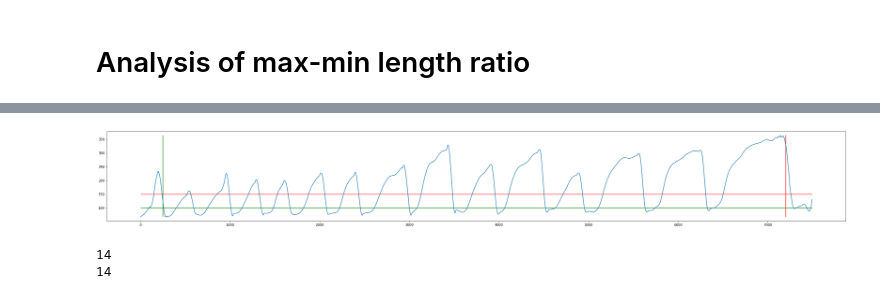
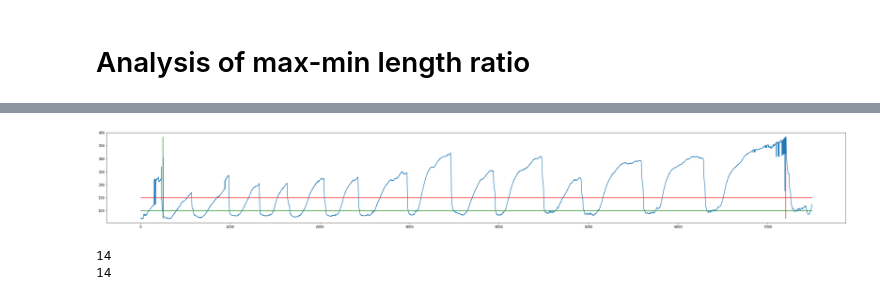
Before and after one commit to hengjiwang/hydracv, a Jupyter notebook: hydracv/length_ratio.ipynb, the cells around one changed output, grey strips where cells are left out. Drawn from its saved outputs; the diff is of its cells as text; code cells hidden in the pictures.

```diff
--- a/hydracv/length_ratio.ipynb
+++ b/hydracv/length_ratio.ipynb
@@ -41,23 +44,23 @@ ratios_all = []
 # %%
 # Plot the lengths
 FILENAME = 'lengths_Pre_Bisect_40x_4fps_ex4.csv'
 HIGHTHRES = 150
 LOWTHRES = 100
 XMIN = 250
 XMAX = 7200
 FPS = 4
 lengths = pd.read_csv(DIR + '/' + FILENAME, header=0).values
 lengths = np.reshape(lengths, -1)
-lengths = scipy.signal.savgol_filter(lengths, 101, 3)
+# lengths = scipy.signal.savgol_filter(lengths, 101, 3)
 plt.figure(figsize=(40, 5))
 plt.plot(lengths)
 plt.hlines(HIGHTHRES, 0, len(lengths), 'r')
 plt.hlines(LOWTHRES, 0, len(lengths), 'g')
 plt.vlines(XMIN, min(lengths), max(lengths), 'g')
 plt.vlines(XMAX, min(lengths), max(lengths), 'r')
 plt.show()
 # %% [output]
-[figure, old version]
+[figure, new version]
 # %%
 # Slice the lengths data
 lengths = lengths[XMIN:XMAX]
```
Also changed, not shown: parts of 1 cell of this notebook, 8 other files.
